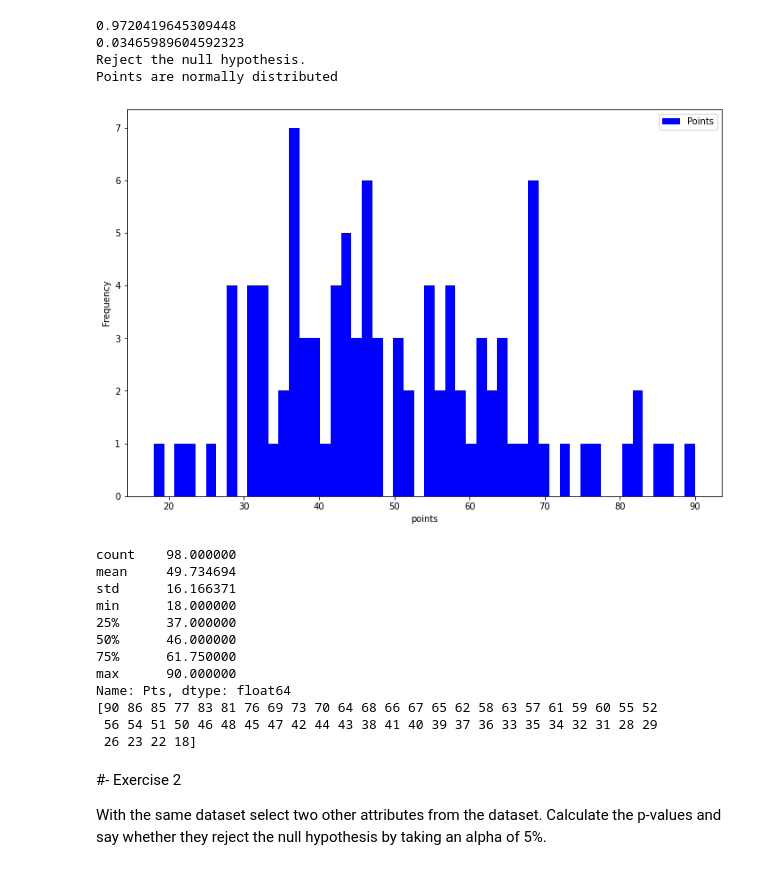
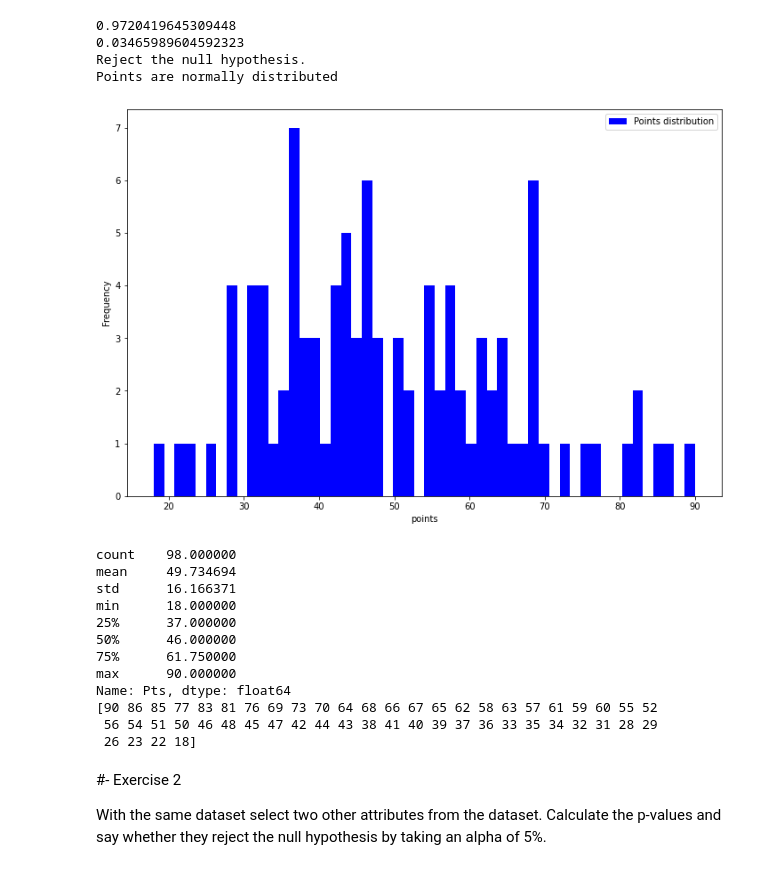
Before and after one commit to ddenebb/hipotesis_testing, a Jupyter notebook: Tasca_M5_T01.ipynb, the cells around one changed output. Drawn from its saved outputs; the diff is of its cells as text; code cells hidden in the pictures.

```diff
--- a/Tasca_M5_T01.ipynb
+++ b/Tasca_M5_T01.ipynb
@@ -116,20 +116,20 @@ Reject the null hypothesis.
 Points are normally distributed
 # %%
 plt.figure(figsize=(12,8))
-plt.hist(pts, bins=52, color='blue', label='Points')
+plt.hist(pts, bins=52, color='blue', label='Points distribution')
 
 # add labels and legend
 plt.xlabel('points')
 plt.ylabel('Frequency')
 plt.legend()
 #
 # show plot
 plt.show()
 
 print(pts.describe())
 print(pts.unique())
 # %% [output]
-[figure, old version]
+[figure, new version]
 count    98.000000
 mean     49.734694
 std      16.166371
```
